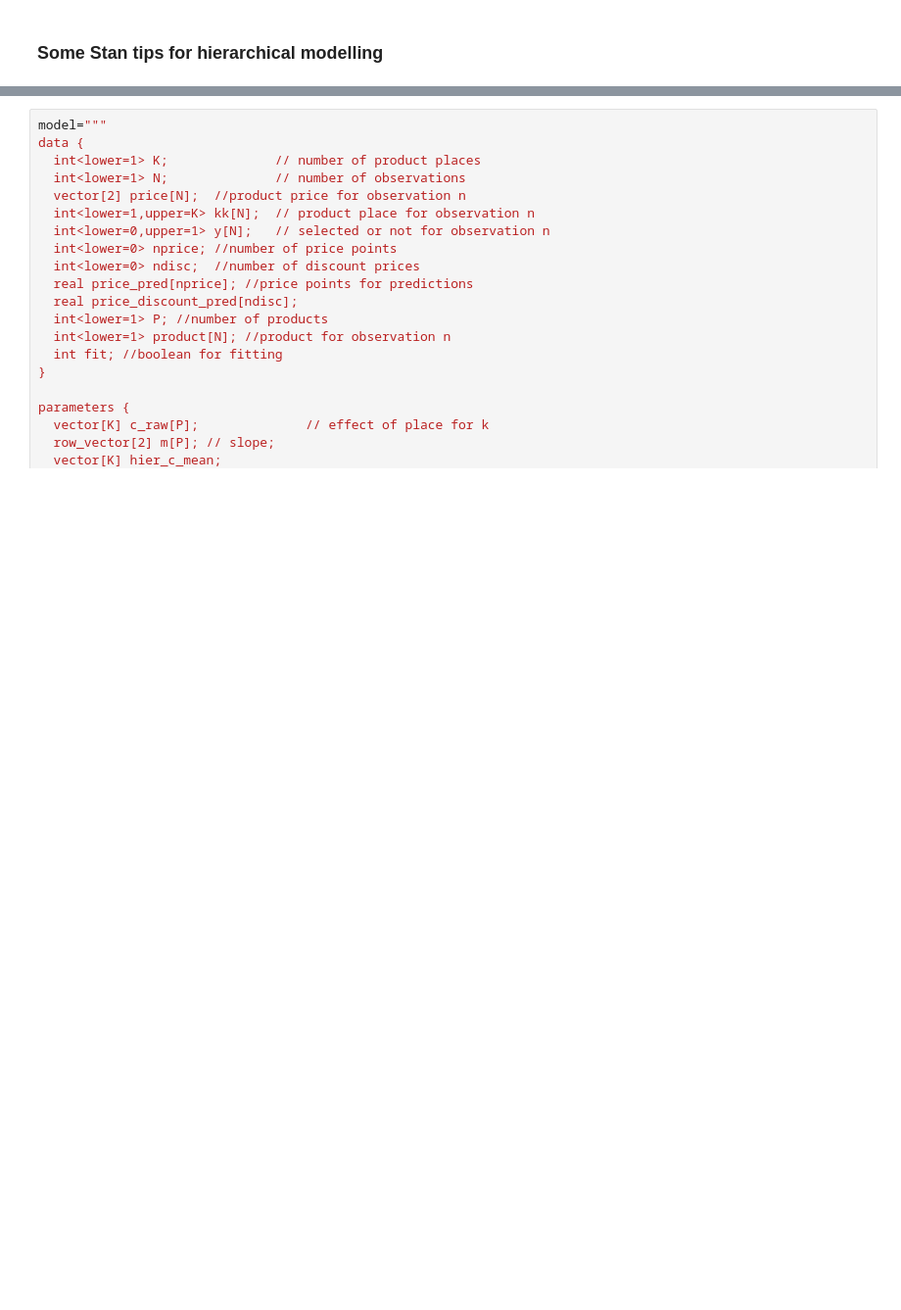
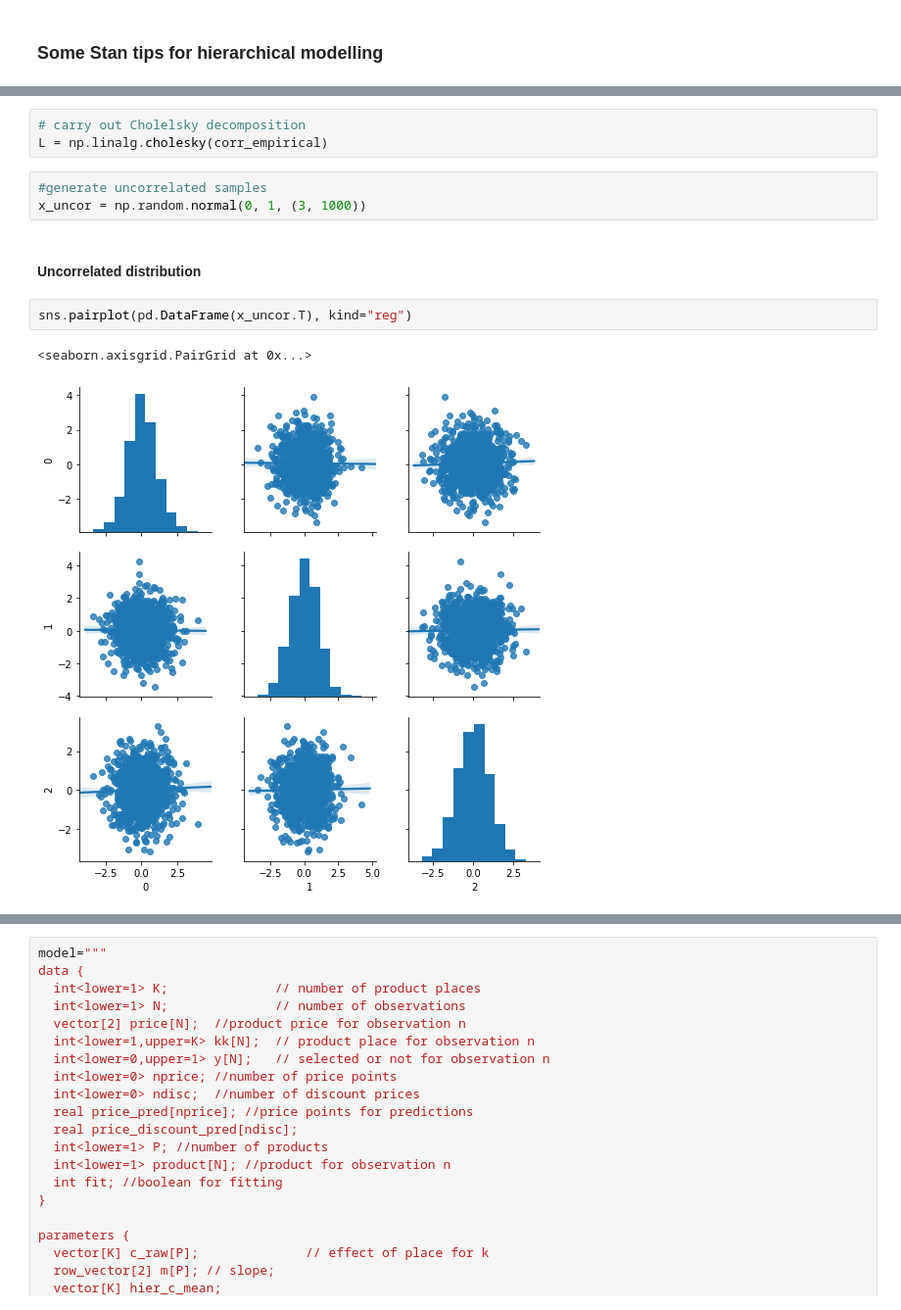
Before and after one commit to DataJavelin/MindLab_training, a Jupyter notebook: Baileys/Correlated_Hierarchical_Model_building_discount.ipynb, the cells around one changed output, grey strips where cells are left out. Shown at 98% size. Saved outputs shown, nothing was run; the diff lists cells and outputs as text; blank space fills up the shorter version.

Commit message:
add Cholesky details

```diff
--- a/Baileys/Correlated_Hierarchical_Model_building_discount.ipynb
+++ b/Baileys/Correlated_Hierarchical_Model_building_discount.ipynb
@@ -166,0 +188,13 @@ There is alot more discussion on this in the [Stan manual section on multivariat
+# %%
+# carry out Cholelsky decomposition
+L = np.linalg.cholesky(corr_empirical)
+# %%
+#generate uncorrelated samples
+x_uncor = np.random.normal(0, 1, (3, 1000))
+# %% [markdown]
+#### Uncorrelated distribution
+# %%
+sns.pairplot(pd.DataFrame(x_uncor.T), kind="reg")
+# %% [output]
+<seaborn.axisgrid.PairGrid at 0x...>
+[figure, added]
```
Also changed, not shown: parts of 7 cells of this notebook.
